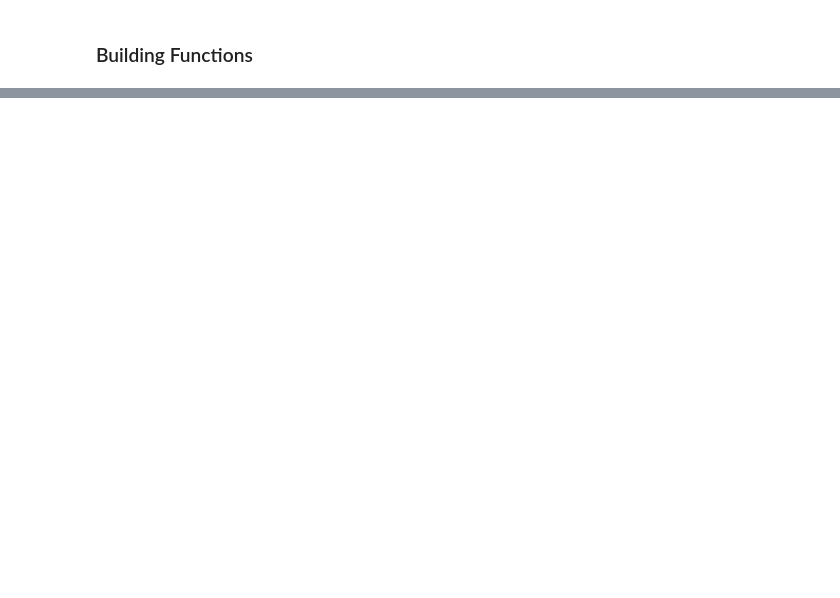
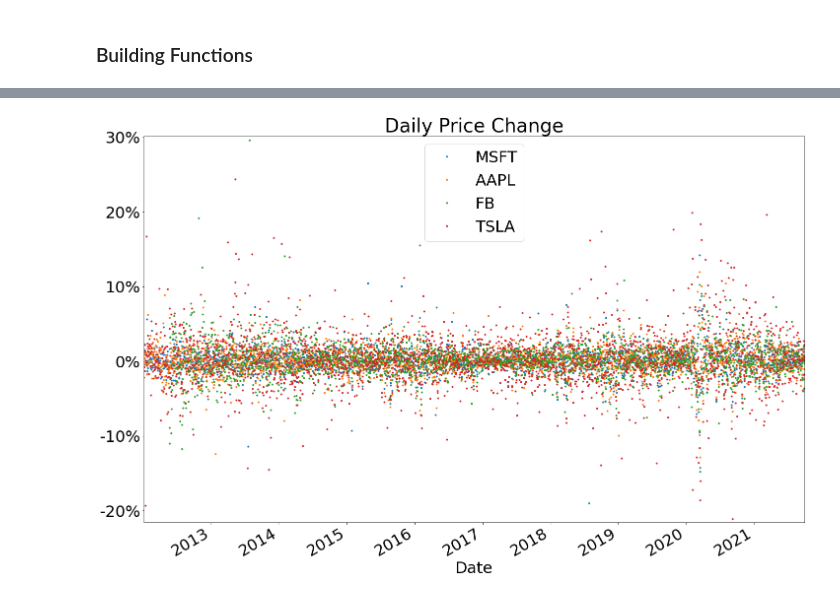
Before and after one commit to iadubovoy/ECON_411, a Jupyter notebook: In-Class Projects/Project 5 - Building Functions and Visualizing Distribution .ipynb, the cells around one changed output, grey strips where cells are left out. Saved outputs shown, nothing was run; the diff lists cells and outputs as text; code cells hidden in the pictures; blank space fills up the shorter version.

```diff
--- a/In-Class Projects/Project 5 - Building Functions and Visualizing Distribution .ipynb
+++ b/In-Class Projects/Project 5 - Building Functions and Visualizing Distribution .ipynb
@@ -179,0 +314,17 @@ list 2 kurtosis 3.0860038825064446
+# %%
+# pct_change give percent as decimal. Transform to percent as whole number
+price_change_data = close_data.pct_change() * 100
+# %%
+plt.rcParams.update({'font.size': 32})
+fig, ax = plt.subplots(figsize = (24,16))
+for key in price_change_data:
+    price_change_data[key].plot.line(marker = ".", ls="", ax = ax)
+plt.legend()
+plt.title("Daily Price Change")
+y_vals = ax.get_yticks()
+ax.set_yticklabels([str(int(y))+ "%" for y in y_vals])
+
+plt.show()
+plt.close()
+# %% [output]
+[figure, added]
```
Also changed, not shown: parts of 20 cells of this notebook, 5 other files.
